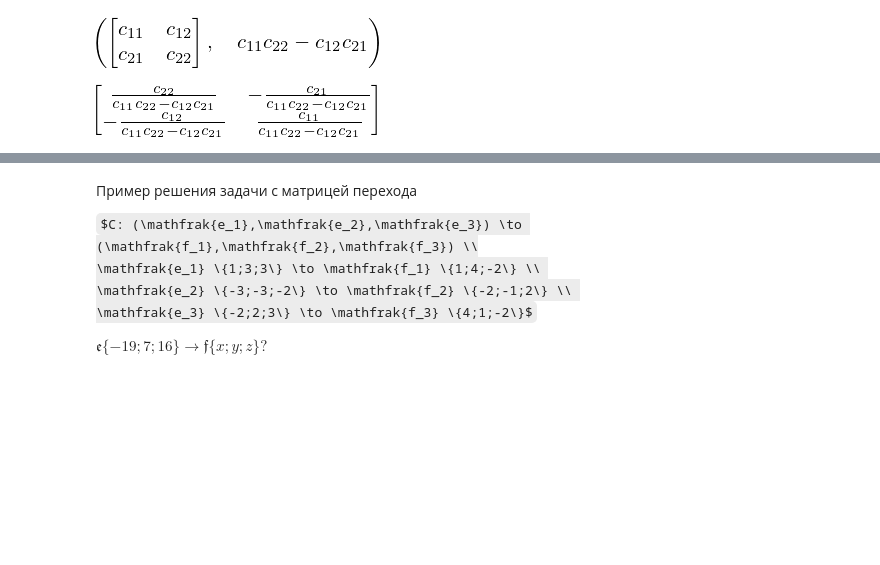
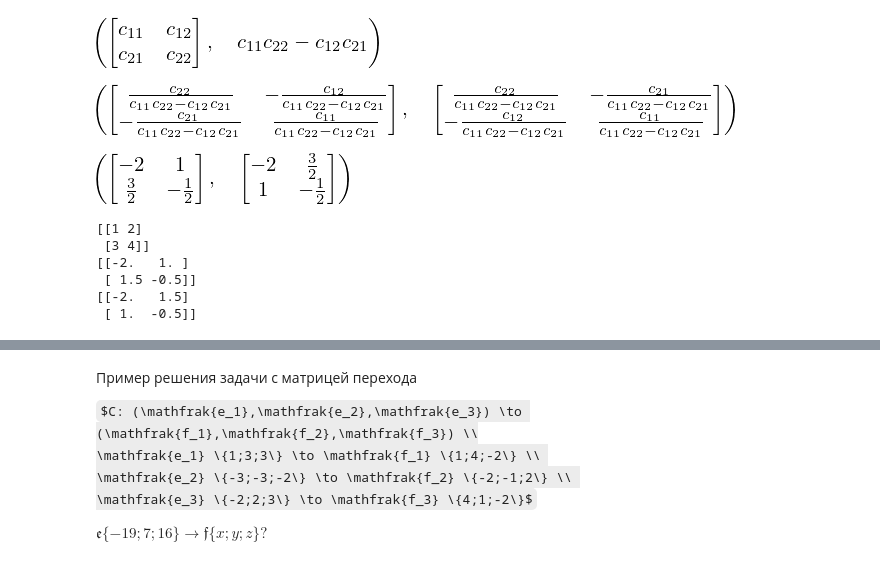
Before and after one commit to OlgaBelitskaya/linear_algebra_practice, a Jupyter notebook: work1_12.ipynb, the cells around one changed output, grey strips where cells are left out. Saved outputs shown, nothing was run; the diff lists cells and outputs as text; code cells hidden in the pictures; some formulas as TeX source; blank space fills up the shorter version.

```diff
--- a/work1_12.ipynb
+++ b/work1_12.ipynb
@@ -238,6 +242,24 @@ C, C.det()
 # %% [output]
 [figure]
 # %%
-(C^(-1)).transpose()
+C.inv(), (C^(-1)).transpose()
 # %% [output]
-[figure, old version]
+[figure, new version]
+# %%
+C = sympy.Matrix([[1,2],[3,4]])
+C.inv(), (C^(-1)).transpose()
+# %% [output]
+[figure, added]
+# %%
+# python numpy
+C = numpy.matrix([[1,2],[3,4]])
+print(C)
+print(numpy.linalg.inv(C))
+print(numpy.linalg.inv(C).T)
+# %% [output]
+[[1 2]
+ [3 4]]
+[[-2.   1. ]
+ [ 1.5 -0.5]]
+[[-2.   1.5]
+ [ 1.  -0.5]]
```
Also changed, not shown: parts of 13 cells of this notebook.
